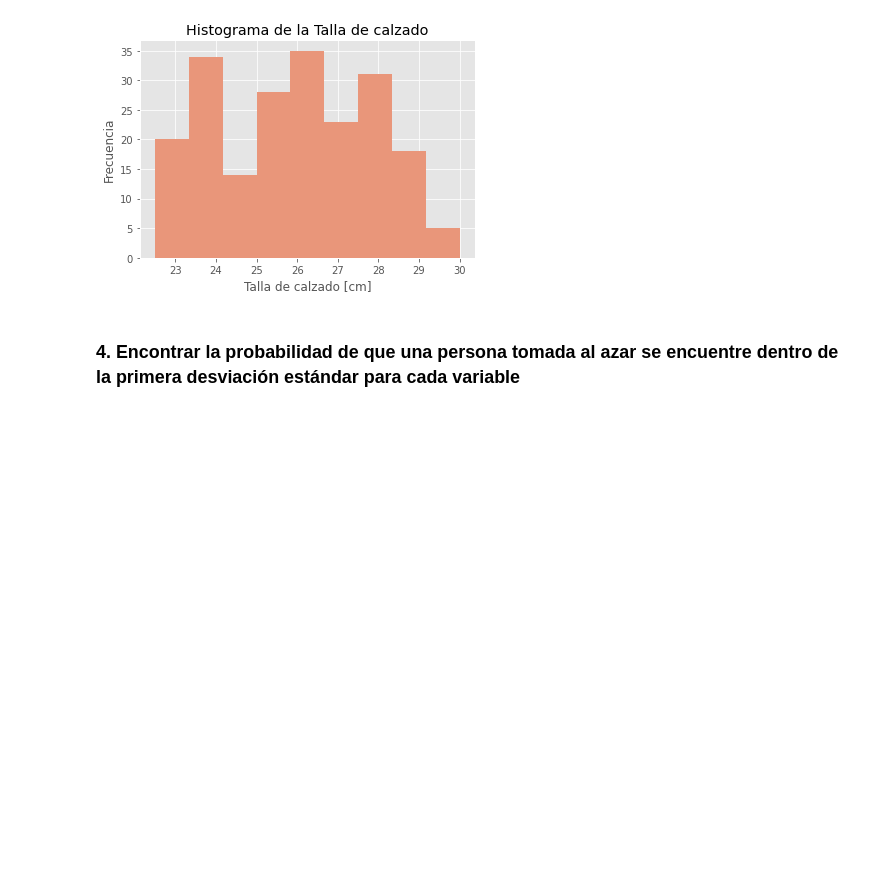
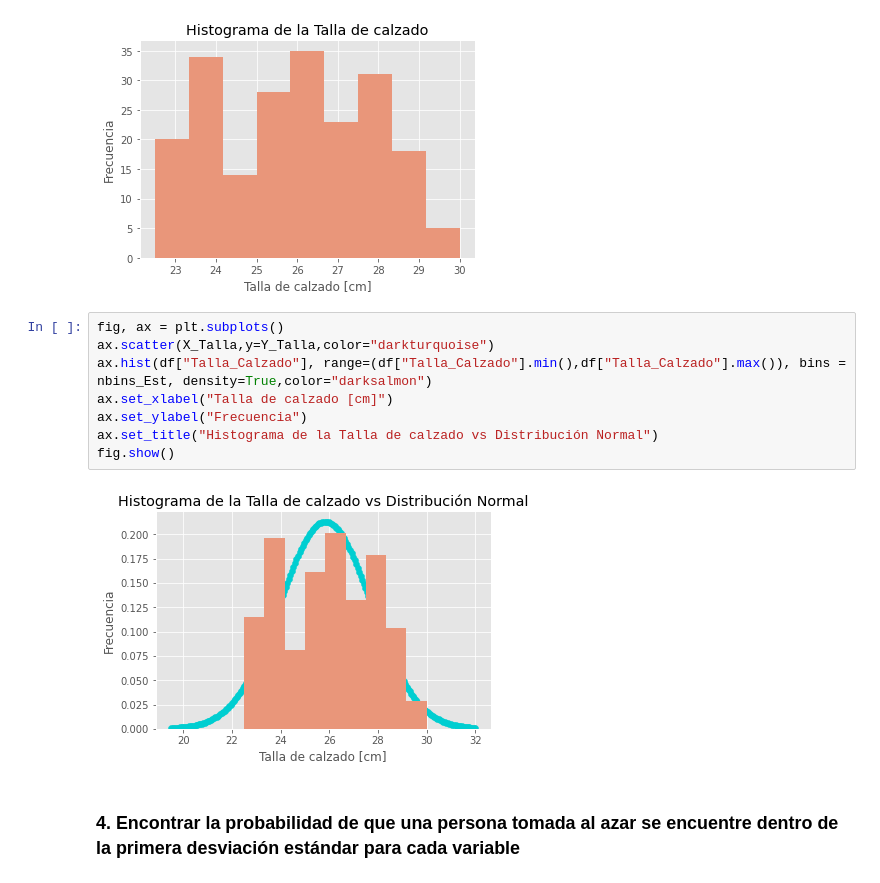
Before and after one commit to a01375415/Examen1, a Jupyter notebook: Análisis_de_Datos_(Pregunta_2).ipynb, the cells around one changed output. Drawn from its saved outputs; the diff is of its cells as text; blank space fills up the shorter version.

```diff
--- a/Análisis_de_Datos_(Pregunta_2).ipynb
+++ b/Análisis_de_Datos_(Pregunta_2).ipynb
@@ -196,6 +206,16 @@ ax.set_title("Histograma de la Talla de calzado")
 fig.show()
 # %% [output]
 [figure]
+# %%
+fig, ax = plt.subplots()
+ax.scatter(X_Talla,y=Y_Talla,color="darkturquoise")
+ax.hist(df["Talla_Calzado"], range=(df["Talla_Calzado"].min(),df["Talla_Calzado"].max()), bins = nbins_Est, density=True,color="darksalmon")
+ax.set_xlabel("Talla de calzado [cm]")
+ax.set_ylabel("Frecuencia")
+ax.set_title("Histograma de la Talla de calzado vs Distribución Normal")
+fig.show()
+# %% [output]
+[figure, added]
 # %% [markdown]
 ### 4. Encontrar la probabilidad de que una persona tomada al azar se encuentre dentro de la primera desviación estándar para cada variable
 # %%
```
Also changed, not shown: parts of 4 cells of this notebook.
